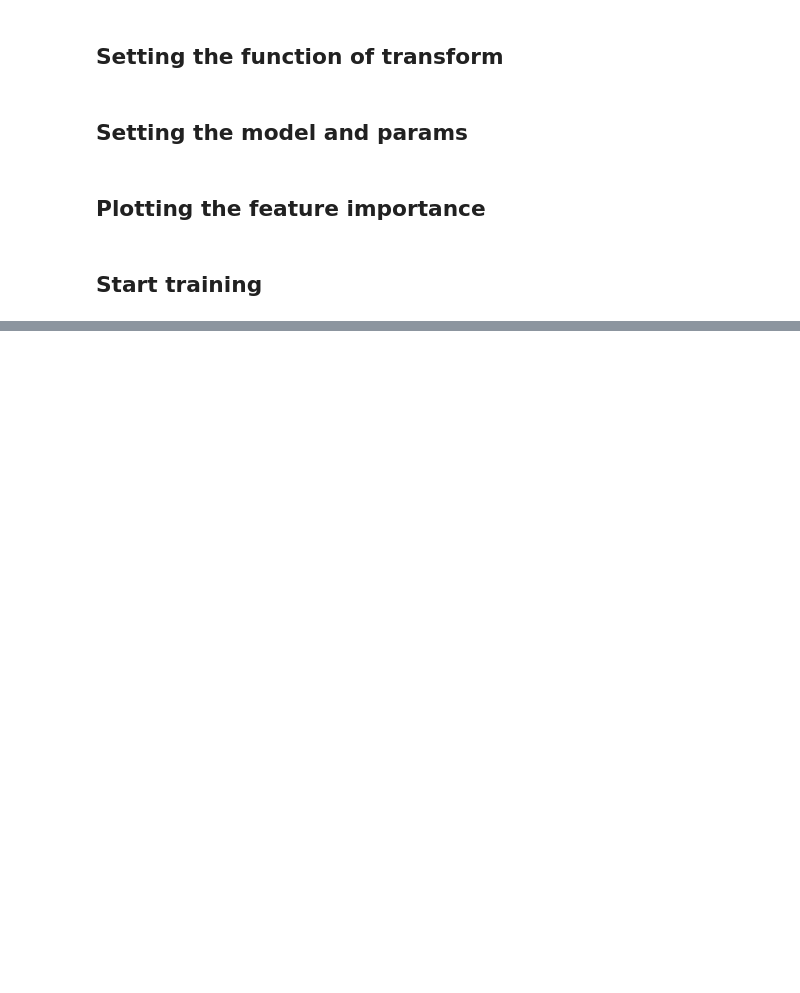
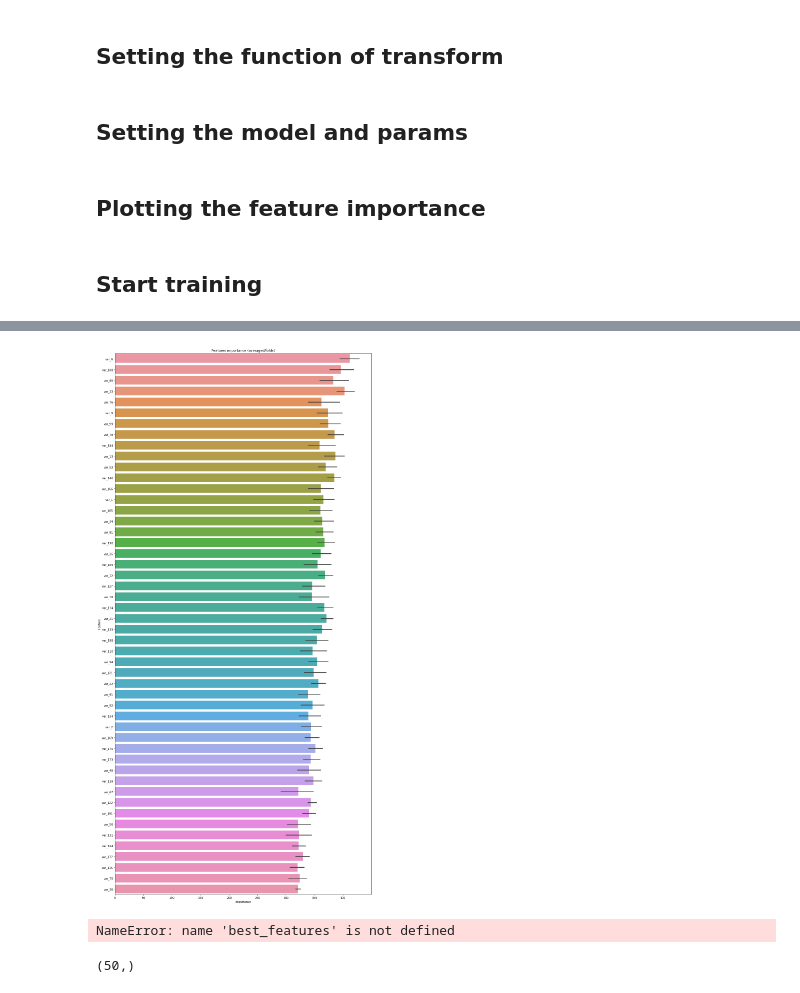
Before and after one commit to TillLindemann/Santander, a Jupyter notebook: default_feature.ipynb, the cells around one changed output, grey strips where cells are left out. Cells and saved outputs as stored; diff of their text form; code cells hidden in the pictures; blank space fills up the shorter version.

```diff
--- a/default_feature.ipynb
+++ b/default_feature.ipynb
@@ -273,0 +141,21 @@ sub_df.to_csv("../SantanderData/submission_{:}.csv".format('random_forest'), ind
+# %%
+cols = (feature_importance_df[["Feature", "importance"]]
+        .groupby("Feature")
+        .mean()
+        .sort_values(by="importance", ascending=False)[0:50].index)
+best_features = feature_importance_df.loc[feature_importance_df.Feature.isin(cols)]
+plt.figure(figsize=(14, 28))
+sns.barplot(x="importance", y="Feature", data=best_features.sort_values(by="importance", ascending=False))
+plt.title('Features importance (averaged/folds)')
+plt.tight_layout()
+plt.savefig('figure/FI{:}.png'.format(transform_type))
+# %% [output]
+[figure, added]
+# %%
+Top50_features = best_features.sort_values(by="importance",ascending = False)["Feature"].values[:100]
+# %% [output]
+NameError: name 'best_features' is not defined
+# %%
+Top50_features.shape
+# %% [output]
+(50,)
```
Also changed, not shown: parts of 4 cells of this notebook, 30 other files.
